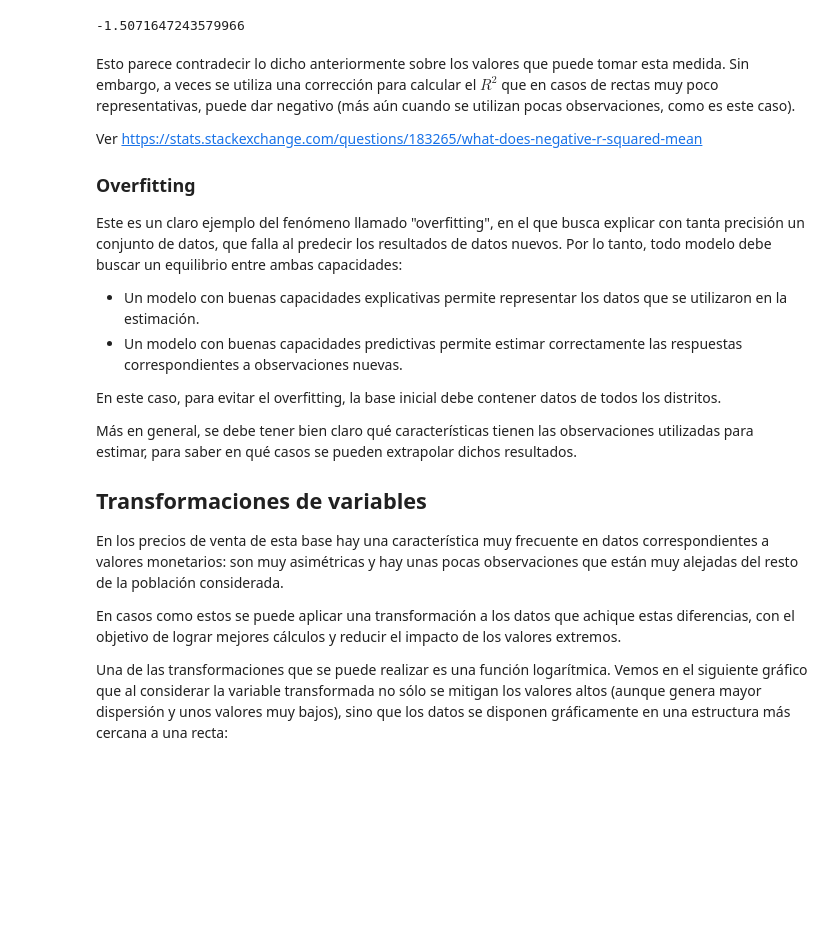
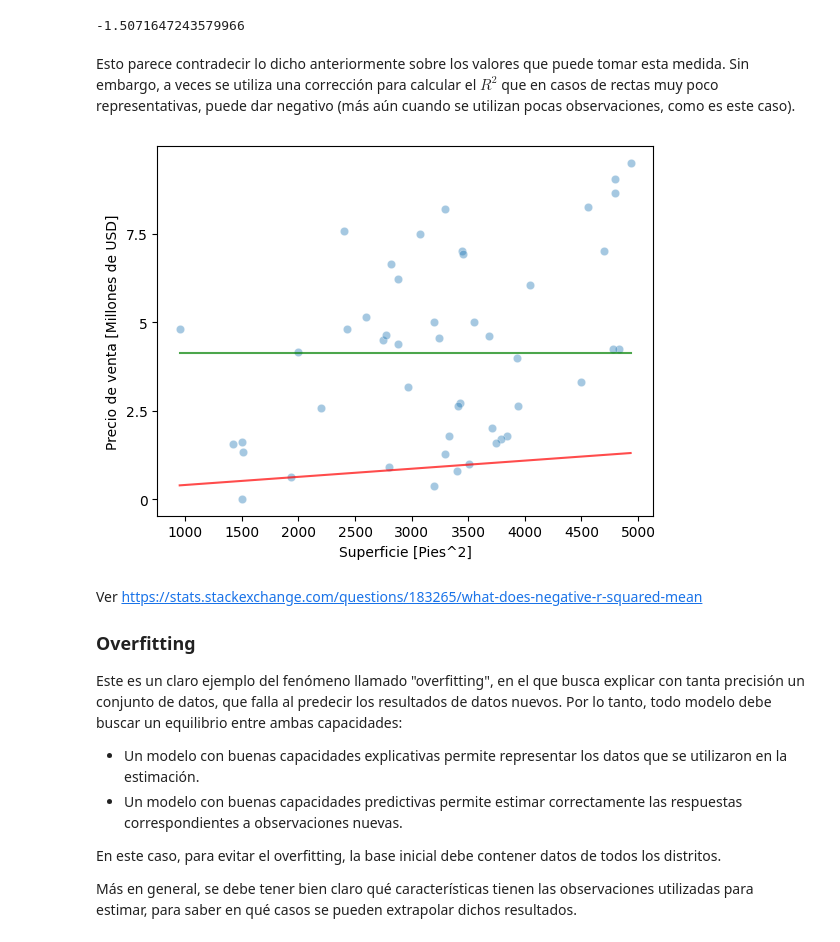
Before and after one commit to luciojosep/AnalisisCuantitativoAvanzado, a Jupyter notebook: Clase_1_Regresión_lineal.ipynb, the cells around one changed output. Saved outputs shown, nothing was run; the diff lists cells and outputs as text; code cells hidden in the pictures; blank space fills up the shorter version.

```diff
--- a/Clase_1_Regresión_lineal.ipynb
+++ b/Clase_1_Regresión_lineal.ipynb
@@ -810,8 +758,21 @@ Recordemos que el $R^2$ se utilizaba para medir cuán bien un cierto modelo repr
 print(mod.score(X_test,y_test))
 # %% [output]
 -1.5071647243579966
+# %% [markdown]
+Esto parece contradecir lo dicho anteriormente sobre los valores que puede tomar esta medida. Sin embargo, a veces se utiliza una corrección para calcular el $R^2$ que en casos de rectas muy poco representativas, puede dar negativo (más aún cuando se utilizan pocas observaciones, como es este caso).
+# %%
+df_pred["avg"]=[float(np.mean(y_test))]*int(y_test.shape[0])
+sns.scatterplot(x="gross.square.feet",y="sale.price",data=df_b1,alpha=0.4)
+sns.lineplot(x="gross.square.feet",y="sale.price",data=df_pred,color="red",alpha=0.7)
+sns.lineplot(x="gross.square.feet",y="avg",data=df_pred,color="green",alpha=0.7)
+plt.xlabel("Superficie [Pies^2]")
+plt.ylabel("Precio de venta [Millones de USD]")
+plt.yticks(ticks=[0,0.25e7,0.5e7,0.75e7],labels=[0,2.5,5,7.5])
+plt.show()
+# %% [output]
+[figure, added]
 # %% [markdown]
-Esto parece contradecir lo dicho anteriormente sobre los valores que puede tomar esta medida. Sin embargo, a veces se utiliza una corrección para calcular el $R^2$ que en casos de rectas muy poco representativas, puede dar negativo (más aún cuando se utilizan pocas observaciones, como es este caso).
+
 
 Ver https://stats.stackexchange.com/questions/183265/what-does-negative-r-squared-mean
 
@@ -824,12 +785,3 @@ Este es un claro ejemplo del fenómeno llamado "overfitting", en el que busca ex
 En este caso, para evitar el overfitting, la base inicial debe contener datos de todos los distritos.
 
 Más en general, se debe tener bien claro qué características tienen las observaciones utilizadas para estimar, para saber en qué casos se pueden extrapolar dichos resultados.
-
-
-## Transformaciones de variables
-
-En los precios de venta de esta base hay una característica muy frecuente en datos correspondientes a valores monetarios: son muy asimétricas y hay unas pocas observaciones que están muy alejadas del resto de la población considerada.
-
-En casos como estos se puede aplicar una transformación a los datos que achique estas diferencias, con el objetivo de lograr mejores cálculos y reducir el impacto de los valores extremos.
-
-Una de las transformaciones que se puede realizar es una función logarítmica. Vemos en el siguiente gráfico que al considerar la variable transformada no sólo se mitigan los valores altos (aunque genera mayor dispersión y unos valores muy bajos), sino que los datos se disponen gráficamente en una estructura más cercana a una recta:
```
Also changed, not shown: parts of 24 cells of this notebook.
